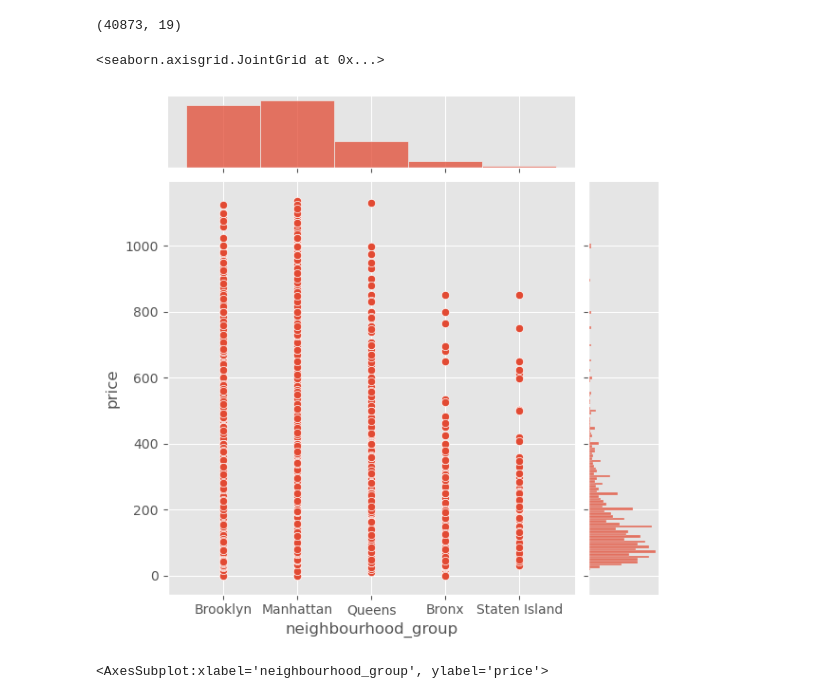
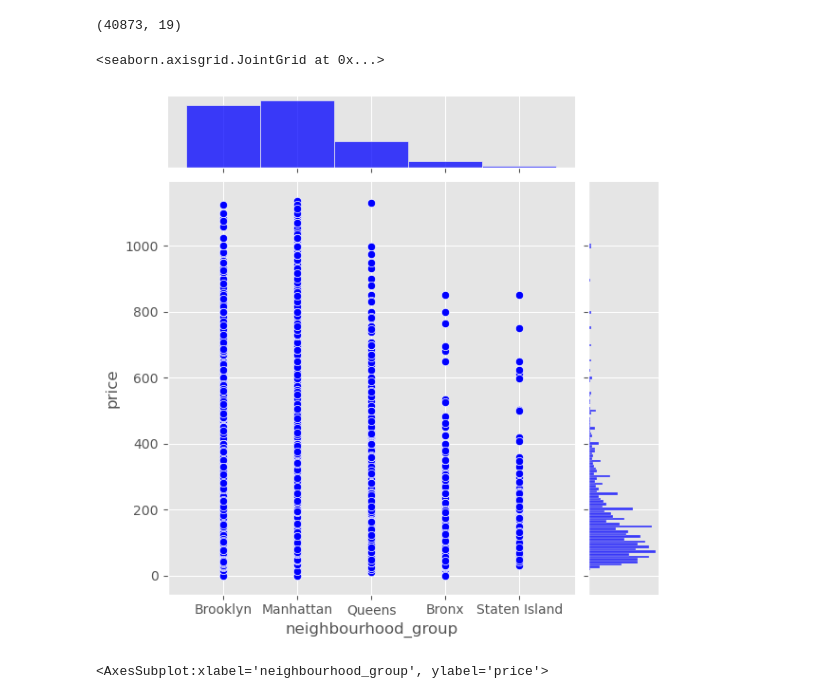
Before and after one commit to liu-roger/data_visualization_project, a Jupyter notebook: visualizations/neighborhood_group_vs_price_plots.ipynb, the cells around one changed output. Saved outputs shown, nothing was run; the diff lists cells and outputs as text; code cells hidden in the pictures.

```diff
--- a/visualizations/neighborhood_group_vs_price_plots.ipynb
+++ b/visualizations/neighborhood_group_vs_price_plots.ipynb
@@ -65,10 +65,10 @@ price_no_outlier.shape
 # %% [output]
 (40873, 19)
 # %%
-sns.jointplot(x = price_no_outlier['neighbourhood_group'],y = price_no_outlier['price'])
+sns.jointplot(x = price_no_outlier['neighbourhood_group'],y = price_no_outlier['price'], color='blue')
 # %% [output]
 <seaborn.axisgrid.JointGrid at 0x...>
-[figure, old version]
+[figure, new version]
 # %%
 sns.boxplot(x = price_no_outlier['neighbourhood_group'],y = price_no_outlier['price'])
 # %% [output]
```
Also changed, not shown: parts of 1 cell of this notebook, 2 other files.
